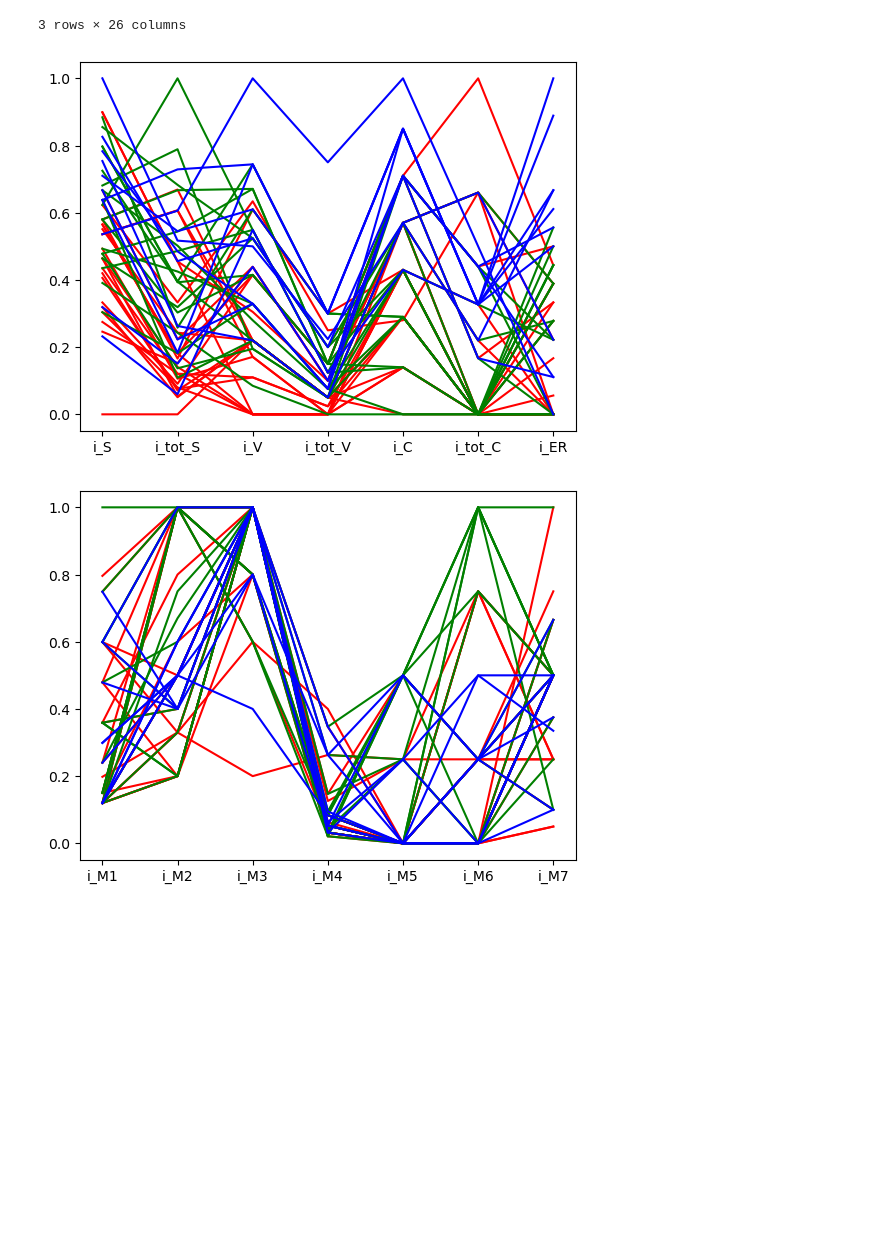
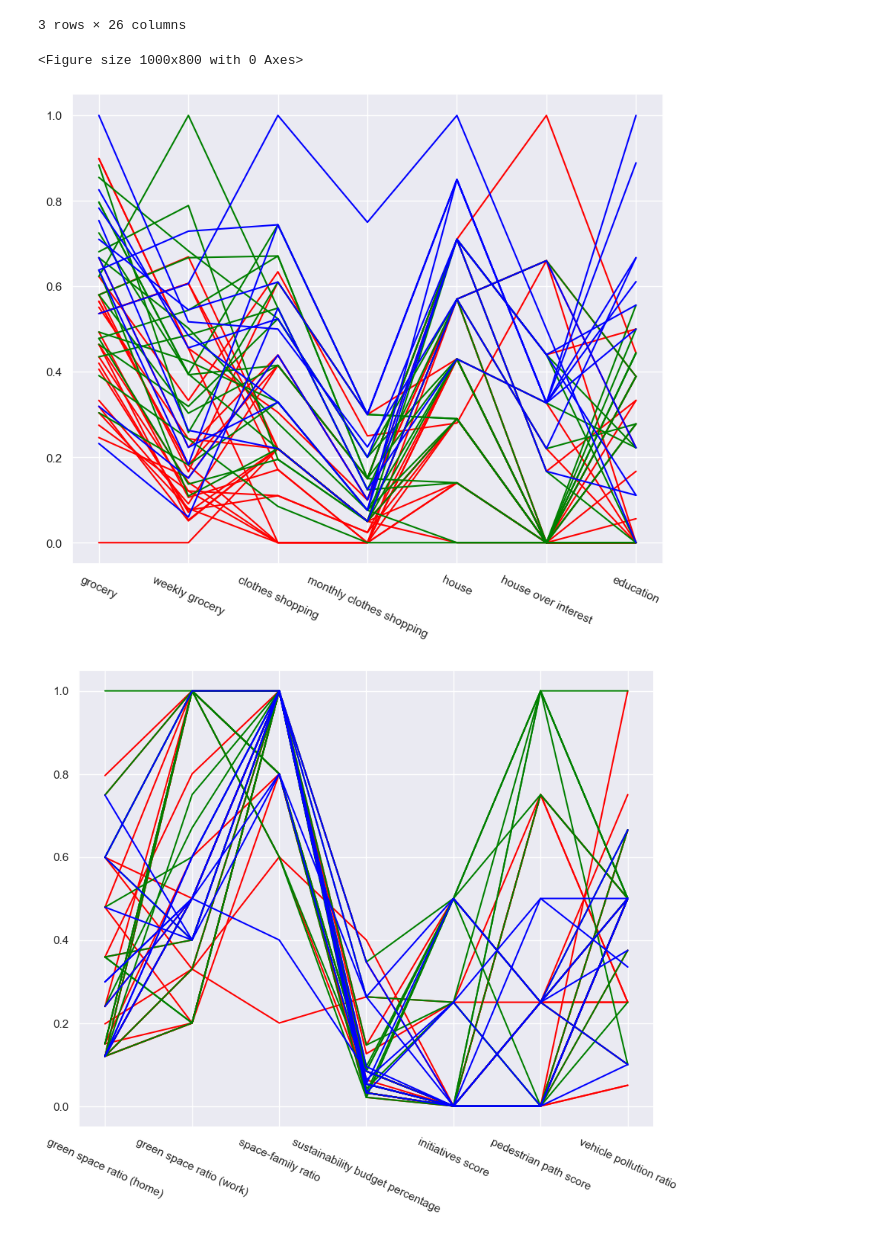
Before and after one commit to pierfrancescomartinello/BigDataProject, a Jupyter notebook: src/visualizations.ipynb, the cells around one changed output. Saved outputs shown, nothing was run; the diff lists cells and outputs as text; code cells hidden in the pictures; blank space fills up the shorter version.

```diff
--- a/src/visualizations.ipynb
+++ b/src/visualizations.ipynb
@@ -141,3 +99,4 @@ df_indexes_alias = df_indexes_pd.rename(aliases)
 # %%
+sns.set(rc={'figure.figsize': (10, 8)})
 sns.heatmap(df_indexes_alias.iloc[:, 1:].corr(), cmap="crest")
 # %% [output]
@@ -161,12 +120,22 @@ with pd.option_context('display.max_rows', 10, 'display.max_columns', 10):
 | i_e11 | NaN | NaN | NaN | NaN | NaN | ... | NaN | NaN | NaN | 1.0 | 1.0 |
 25 rows × 25 columns
 # %%
-scatter_matrix(df_indexes_pd[['i_e1', 'i_e3', 'i_e6']], diagonal='kde')
-scatter_matrix(df_indexes_pd[['i_e2', 'i_e4', 'i_e7']], diagonal='kde')
+scatter_matrix(df_indexes_alias[[aliases['i_e1'], aliases['i_e3'], aliases['i_e6']]], diagonal='kde')
+scatter_matrix(df_indexes_alias[[aliases['i_e2'], aliases['i_e4'], aliases['i_e7']]], diagonal='kde')
 
-scatter_matrix(df_indexes_pd[['i_e8', 'i_e9']], diagonal='kde')
-scatter_matrix(df_indexes_pd[['i_e10', 'i_e11']], diagonal='kde')
+scatter_matrix(df_indexes_alias[[aliases['i_e8'], aliases['i_e9']]], diagonal='kde')
+scatter_matrix(df_indexes_alias[[aliases['i_e10'], aliases['i_e11']]], diagonal='kde')
 
-scatter_matrix(df_indexes_alias[['i_S', 'i_tot_S', 'i_V', 'i_tot_V', 'i_C', 'i_tot_C']], diagonal='kde')
-scatter_matrix(df_indexes_alias[['i_S', 'i_tot_S', 'i_V', 'i_tot_V', 'i_C', 'i_tot_C']], diagonal='hist')
+s1 = scatter_matrix(df_indexes_alias[[aliases['i_S'], aliases['i_tot_S'], aliases['i_V'], aliases['i_tot_V'], aliases['i_C'], aliases['i_tot_C']]], diagonal='kde')
+s2 = scatter_matrix(df_indexes_alias[[aliases['i_S'], aliases['i_tot_S'], aliases['i_V'], aliases['i_tot_V'], aliases['i_C'], aliases['i_tot_C']]], diagonal='hist')
+
+for scatter_m in [s1, s2]:
+    for ax in scatter_m.flatten():
+        ax.xaxis.label.set_rotation(-35)
+        ax.yaxis.label.set_rotation(0)
+        ax.yaxis.label.set_ha('right')
+
+plt.tight_layout()
+plt.gcf().subplots_adjust(wspace=0, hspace=0)
+plt.show()
 # %% [output]
@@ -196,5 +148,5 @@ array([[<AxesSubplot:xlabel='i_S', ylabel='i_S'>,
 # %%
-fig, ax = plt.subplots()
+_, ax = plt.subplots()
 plt.xlabel('casa')
 plt.ylabel('lavoro')
 ax.scatter(df_indexes_alias[aliases['i_e8']], df_indexes_alias[aliases['i_e9']])
@@ -262,18 +216,34 @@ display(clusters[clusters['cluster_idx'] == 2].head(3))
 # %%
 cols = [
     ["i_S", "i_tot_S", "i_V", "i_tot_V", "i_C", "i_tot_C", "i_ER"],
     ["i_M1", "i_M2", "i_M3", "i_M4", "i_M5", "i_M6", "i_M7"],
     ["i_e1", "i_e2", "i_e3", "i_e4", "i_e5", "i_e6", "i_e7"],
     ["i_e8", "i_e9"],
     ["i_e10", "i_e11"],
 ]
 
-for c in cols:
+cols_aliases = [[aliases[l] for l in c] for c in cols]
+clusters = clusters.rename(columns=aliases)
+
+for scatter_m in [s1, s2]:
+    for ax in scatter_m.flatten():
+        ax.xaxis.label.set_rotation(-35)
+        ax.yaxis.label.set_rotation(0)
+        ax.yaxis.label.set_ha('right')
+
+plt.tight_layout()
+plt.gcf().subplots_adjust(wspace=0, hspace=0)
+plt.show()
+
+for c in cols_aliases:
+    plt.xticks(rotation=-25)
+
     plt.plot(clusters[c][clusters["cluster_idx"] == 0].T, color="red")
     plt.plot(clusters[c][clusters["cluster_idx"] == 1].T, color="green")
     plt.plot(clusters[c][clusters["cluster_idx"] == 2].T, color="blue")
 
     plt.show()
 # %% [output]
+<Figure size 1000x800 with 0 Axes>
-[figure, old version]
+[figure, new version]
-[figure, old version]
+[figure, new version]
```
Also changed, not shown: parts of 10 cells of this notebook.
